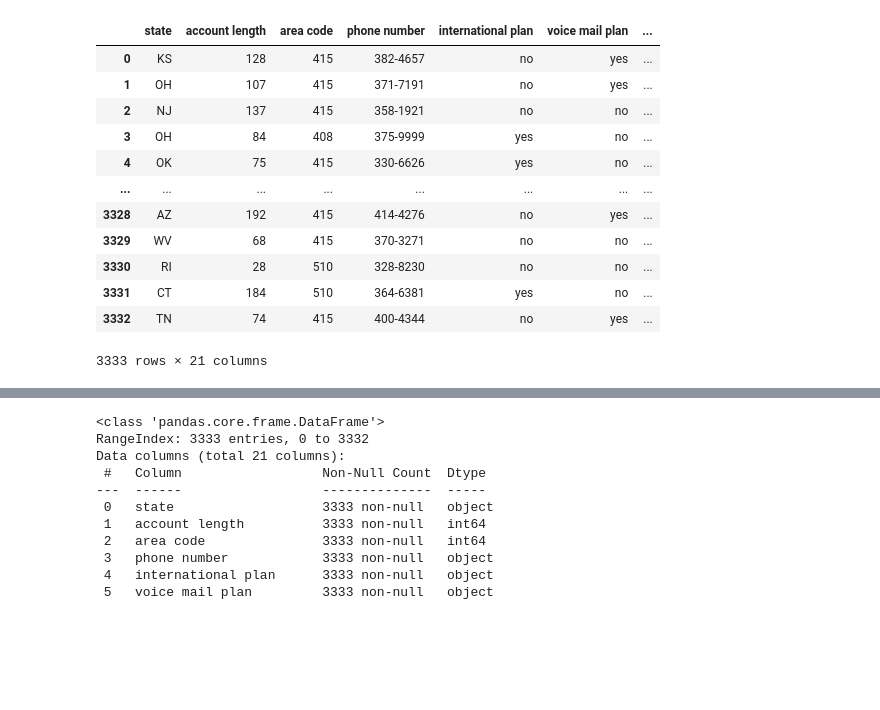
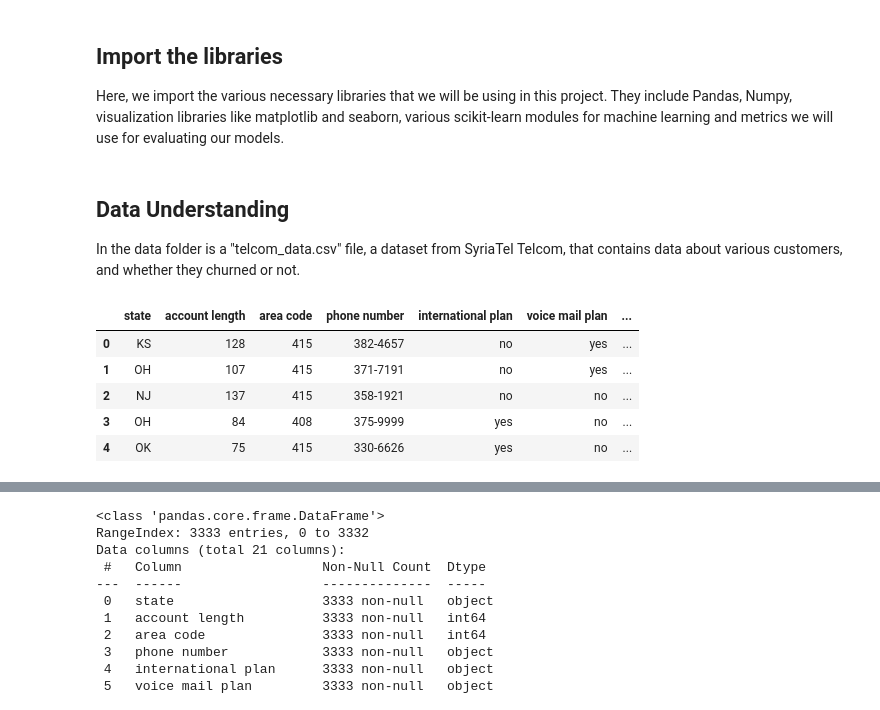
Before and after one commit to Rodgerdev/telecomm_customer_churn, a Jupyter notebook: churn.ipynb, the cells around one changed output, grey strips where cells are left out. Cells and saved outputs as stored; diff of their text form; code cells hidden in the pictures; blank space fills up the shorter version.

Commit message:
Data understanding and preparation

```diff
--- a/churn.ipynb
+++ b/churn.ipynb
@@ -1 +21,4 @@
+# %% [markdown]
+## Import the libraries
+Here, we import the various necessary libraries that we will be using in this project. They include Pandas, Numpy, visualization libraries like matplotlib and seaborn, various scikit-learn modules for machine learning and metrics we will use for evaluating our models.
 # %%
@@ -4,17 +55,17 @@ import numpy as np
+# %% [markdown]
+## Data Understanding
+
+In the data folder is a "telcom_data.csv" file, a dataset from SyriaTel Telcom, that contains data about various customers, and whether they churned or not.
+# %%
+pd.set_option('display.max_columns', None)
 # %%
+# Loading the dataset
 df = pd.read_csv('data/telcom_data.csv')
-df
+df.head()
 # %% [output]
 |  | state | account length | area code | phone number | international plan | voice mail plan | ... |
 | 0 | KS | 128 | 415 | 382-4657 | no | yes | ... |
 | 1 | OH | 107 | 415 | 371-7191 | no | yes | ... |
 | 2 | NJ | 137 | 415 | 358-1921 | no | no | ... |
 | 3 | OH | 84 | 408 | 375-9999 | yes | no | ... |
 | 4 | OK | 75 | 415 | 330-6626 | yes | no | ... |
-| ... | ... | ... | ... | ... | ... | ... | ... |
-| 3328 | AZ | 192 | 415 | 414-4276 | no | yes | ... |
-| 3329 | WV | 68 | 415 | 370-3271 | no | no | ... |
-| 3330 | RI | 28 | 510 | 328-8230 | no | no | ... |
-| 3331 | CT | 184 | 510 | 364-6381 | yes | no | ... |
-| 3332 | TN | 74 | 415 | 400-4344 | no | yes | ... |
-3333 rows × 21 columns
```
Also changed, not shown: parts of 25 cells of this notebook.
